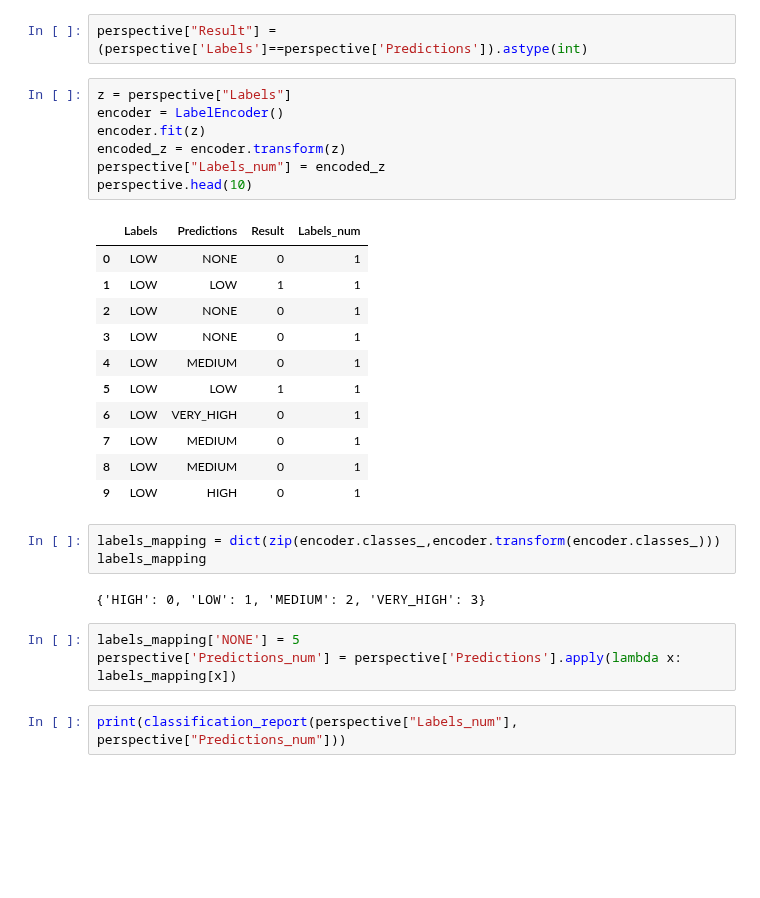
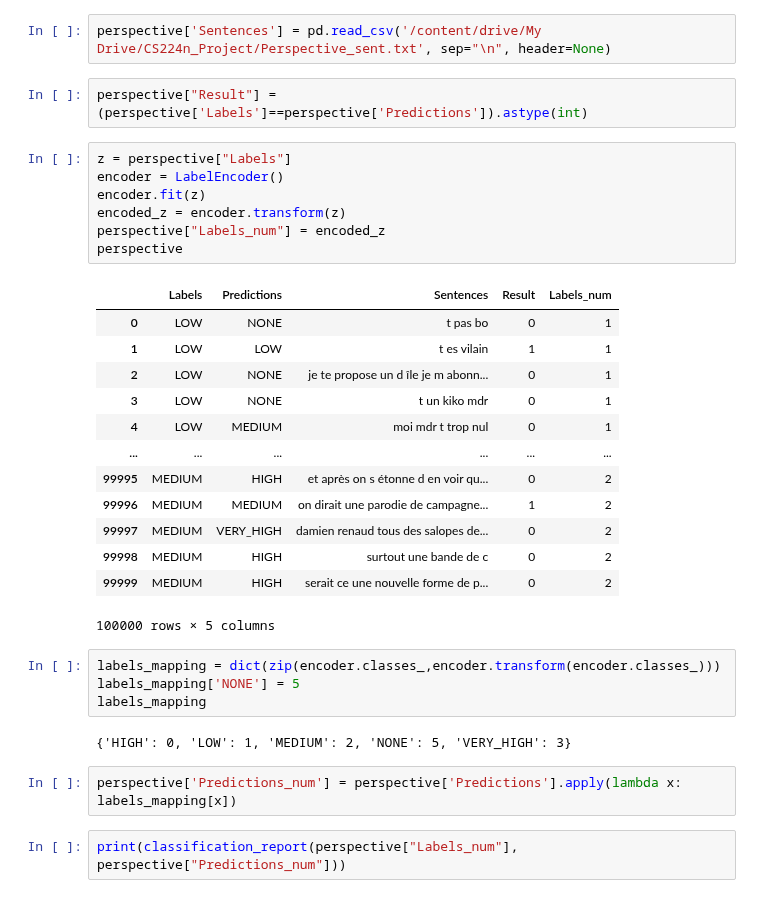
Before and after one commit to d-roland/toxicityDetection, a Jupyter notebook: CS224n_Toxicity_Detection.ipynb, the cells around one changed output. Drawn from its saved outputs; the diff is of its cells as text; blank space fills up the shorter version.

```diff
--- a/CS224n_Toxicity_Detection.ipynb
+++ b/CS224n_Toxicity_Detection.ipynb
@@ -1199,34 +1199,38 @@ perspective
 | 99998 | MEDIUM | HIGH |
 | 99999 | MEDIUM | HIGH |
 100000 rows × 2 columns
+# %%
+perspective['Sentences'] = pd.read_csv('/content/drive/My Drive/CS224n_Project/Perspective_sent.txt', sep="\n", header=None)
 # %%
 perspective["Result"] = (perspective['Labels']==perspective['Predictions']).astype(int)
 # %%
 z = perspective["Labels"]
 encoder = LabelEncoder()
 encoder.fit(z)
 encoded_z = encoder.transform(z)
 perspective["Labels_num"] = encoded_z
-perspective.head(10)
+perspective
 # %% [output]
-|  | Labels | Predictions | Result | Labels_num |
-| 0 | LOW | NONE | 0 | 1 |
-| 1 | LOW | LOW | 1 | 1 |
-| 2 | LOW | NONE | 0 | 1 |
-| 3 | LOW | NONE | 0 | 1 |
-| 4 | LOW | MEDIUM | 0 | 1 |
-| 5 | LOW | LOW | 1 | 1 |
-| 6 | LOW | VERY_HIGH | 0 | 1 |
-| 7 | LOW | MEDIUM | 0 | 1 |
-| 8 | LOW | MEDIUM | 0 | 1 |
-| 9 | LOW | HIGH | 0 | 1 |
+|  | Labels | Predictions | Sentences | Result | Labels_num |
+| 0 | LOW | NONE | t pas bo | 0 | 1 |
+| 1 | LOW | LOW | t es vilain | 1 | 1 |
+| 2 | LOW | NONE | je te propose un d île je m abonn... | 0 | 1 |
+| 3 | LOW | NONE | t un kiko mdr | 0 | 1 |
+| 4 | LOW | MEDIUM | moi mdr t trop nul | 0 | 1 |
+| ... | ... | ... | ... | ... | ... |
+| 99995 | MEDIUM | HIGH | et après on s étonne d en voir qu... | 0 | 2 |
+| 99996 | MEDIUM | MEDIUM | on dirait une parodie de campagne... | 1 | 2 |
+| 99997 | MEDIUM | VERY_HIGH | damien renaud tous des salopes de... | 0 | 2 |
+| 99998 | MEDIUM | HIGH | surtout une bande de c | 0 | 2 |
+| 99999 | MEDIUM | HIGH | serait ce une nouvelle forme de p... | 0 | 2 |
+100000 rows × 5 columns
 # %%
 labels_mapping = dict(zip(encoder.classes_,encoder.transform(encoder.classes_)))
+labels_mapping['NONE'] = 5
 labels_mapping
 # %% [output]
-{'HIGH': 0, 'LOW': 1, 'MEDIUM': 2, 'VERY_HIGH': 3}
+{'HIGH': 0, 'LOW': 1, 'MEDIUM': 2, 'NONE': 5, 'VERY_HIGH': 3}
 # %%
-labels_mapping['NONE'] = 5
 perspective['Predictions_num'] = perspective['Predictions'].apply(lambda x: labels_mapping[x])
 # %%
 print(classification_report(perspective["Labels_num"], perspective["Predictions_num"]))
```
Also changed, not shown: parts of 1 cell of this notebook.
